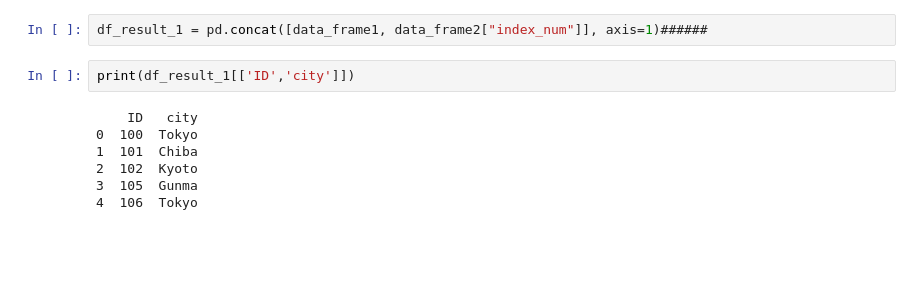
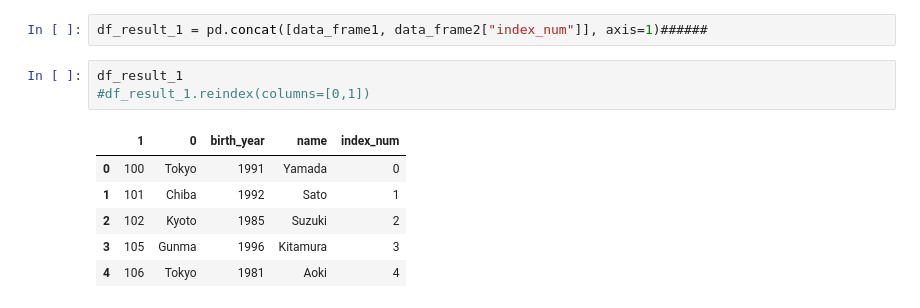
Before and after one commit to nonnn10/graduation-research, a Jupyter notebook: src/value_learn.ipynb, the cells around one changed output. Saved outputs shown, nothing was run; the diff lists cells and outputs as text; blank space fills up the shorter version.

```diff
--- a/src/value_learn.ipynb
+++ b/src/value_learn.ipynb
@@ -693,11 +751,12 @@ data_frame2
 # %%
 df_result_1 = pd.concat([data_frame1, data_frame2["index_num"]], axis=1)######
-# %%
-print(df_result_1[['ID','city']])
-# %% [output]
-    ID   city
-0  100  Tokyo
-1  101  Chiba
-2  102  Kyoto
-3  105  Gunma
-4  106  Tokyo
+# %%
+df_result_1
+#df_result_1.reindex(columns=[0,1])
+# %% [output]
+|  | 1 | 0 | birth_year | name | index_num |
+| 0 | 100 | Tokyo | 1991 | Yamada | 0 |
+| 1 | 101 | Chiba | 1992 | Sato | 1 |
+| 2 | 102 | Kyoto | 1985 | Suzuki | 2 |
+| 3 | 105 | Gunma | 1996 | Kitamura | 3 |
+| 4 | 106 | Tokyo | 1981 | Aoki | 4 |
```
Also changed, not shown: parts of 14 cells of this notebook.
